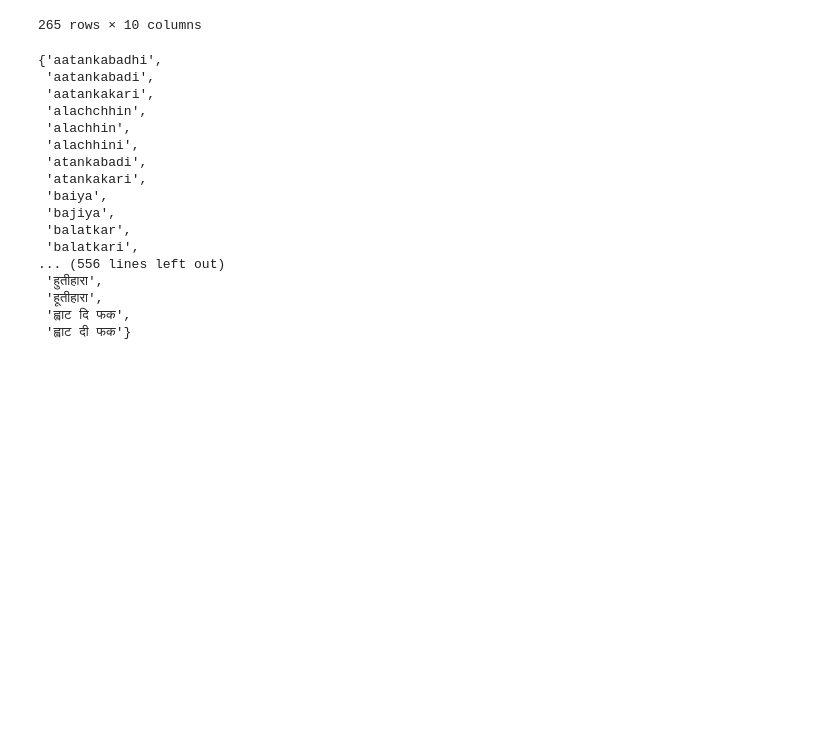
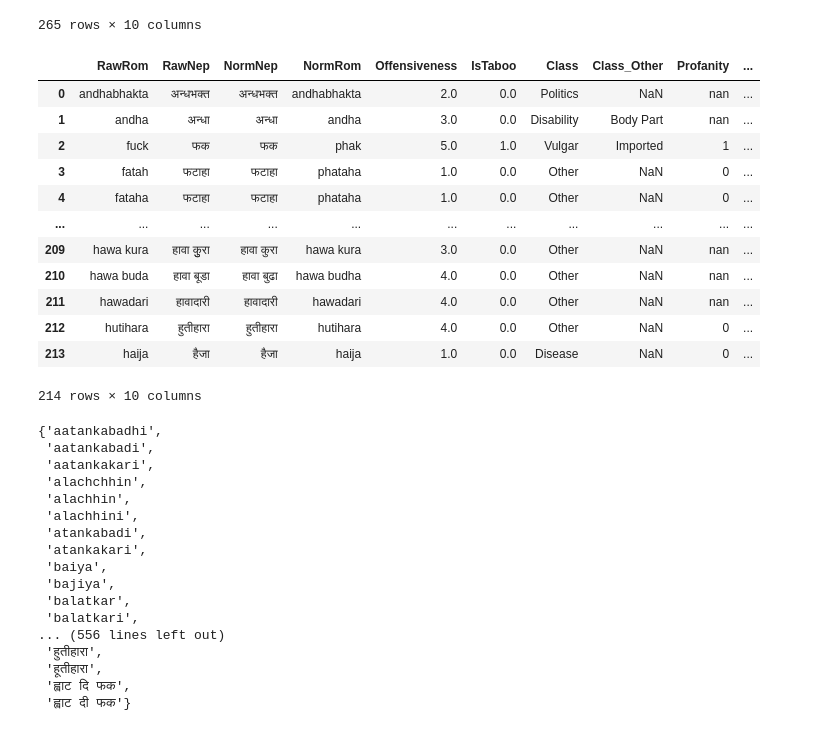
Before and after one commit to SamirWagle/NepSense, a Jupyter notebook: Profanity Detection/ProfanityFilter.ipynb, the cells around one changed output. Cells and saved outputs as stored; diff of their text form; code cells hidden in the pictures; blank space fills up the shorter version.

```diff
--- a/Profanity Detection/ProfanityFilter.ipynb
+++ b/Profanity Detection/ProfanityFilter.ipynb
@@ -111,6 +89,22 @@ manual_profanity_df
 | 263 | hutihara | हूतीहारा | हुतीहारा | hutihara | 4.0 | 0.0 | Other | NaN | 1 | ... |
 | 264 | what the fuck | ह्वाट दी फक | ह्वाट दि फक | what da phak | 5.0 | 1.0 | Vulgar | Imported | 1 | ... |
 265 rows × 10 columns
+# %%
+manual_offensive_df
+# %% [output]
+|  | RawRom | RawNep | NormNep | NormRom | Offensiveness | IsTaboo | Class | Class_Other | Profanity | ... |
+| 0 | andhabhakta | अन्धभक्त | अन्धभक्त | andhabhakta | 2.0 | 0.0 | Politics | NaN | nan | ... |
+| 1 | andha | अन्धा | अन्धा | andha | 3.0 | 0.0 | Disability | Body Part | nan | ... |
+| 2 | fuck | फक | फक | phak | 5.0 | 1.0 | Vulgar | Imported | 1 | ... |
+| 3 | fatah | फटाहा | फटाहा | phataha | 1.0 | 0.0 | Other | NaN | 0 | ... |
+| 4 | fataha | फटाहा | फटाहा | phataha | 1.0 | 0.0 | Other | NaN | 0 | ... |
+| ... | ... | ... | ... | ... | ... | ... | ... | ... | ... | ... |
+| 209 | hawa kura | हावा कुुरा | हावा कुरा | hawa kura | 3.0 | 0.0 | Other | NaN | nan | ... |
+| 210 | hawa buda | हावा बूडा | हावा बुढा | hawa budha | 4.0 | 0.0 | Other | NaN | nan | ... |
+| 211 | hawadari | हावादारी | हावादारी | hawadari | 4.0 | 0.0 | Other | NaN | nan | ... |
+| 212 | hutihara | हुतीहारा | हुतीहारा | hutihara | 4.0 | 0.0 | Other | NaN | 0 | ... |
+| 213 | haija | हैजा | हैजा | haija | 1.0 | 0.0 | Disease | NaN | 0 | ... |
+214 rows × 10 columns
 # %%
 # Initialize an empty set for profanity words
 profnaity_word_set = set()
```
Also changed, not shown: parts of 33 cells of this notebook, 5 other files.
